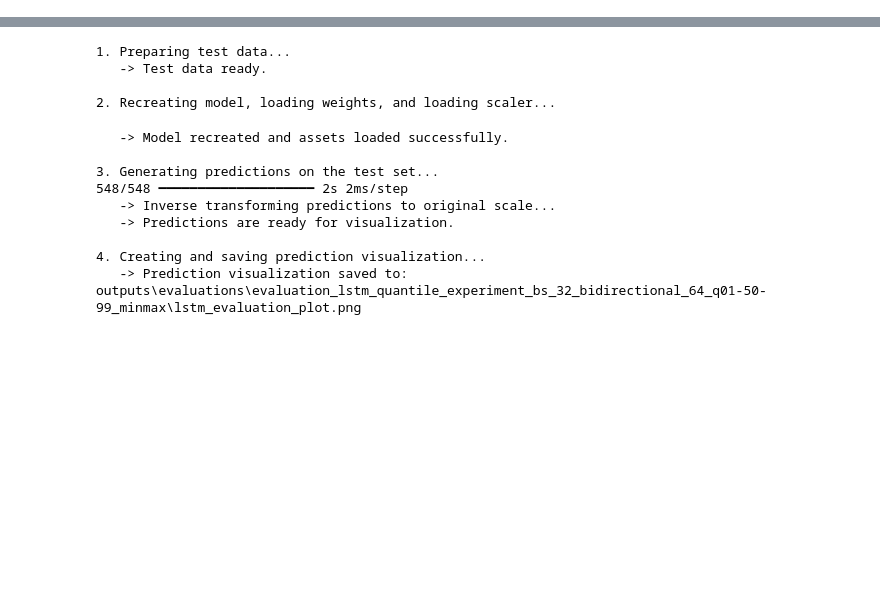
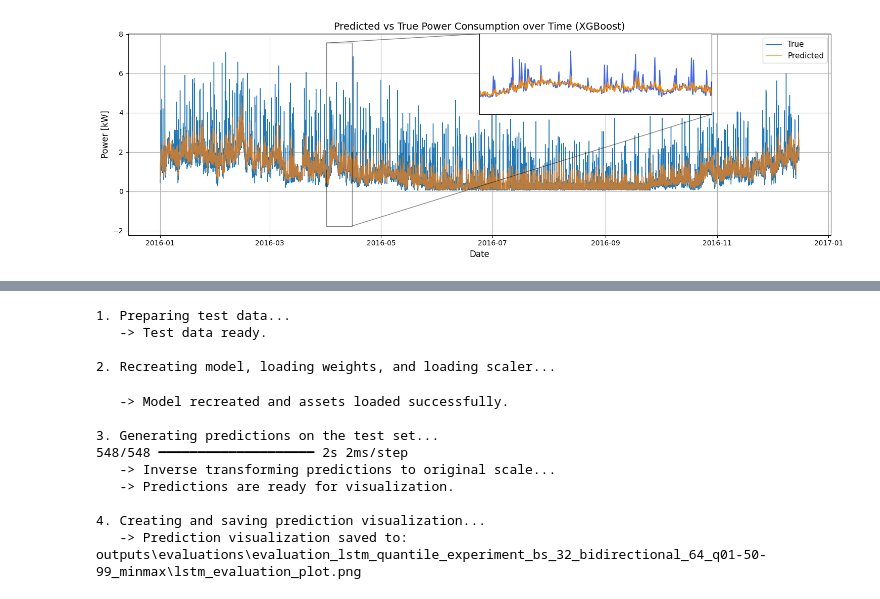
Before and after one commit to Antonin-MORENO/energy-forecasting-ml, a Jupyter notebook: notebooks/prediction_Vizualisation.ipynb, the cells around one changed output, grey strips where cells are left out. Saved outputs shown, nothing was run; the diff lists cells and outputs as text; code cells hidden in the pictures; blank space fills up the shorter version.

```diff
--- a/notebooks/prediction_Vizualisation.ipynb
+++ b/notebooks/prediction_Vizualisation.ipynb
@@ -230,0 +370,81 @@ The shape of the target variable and the shape of the target value in `variable.
+# %%
+import os
+import numpy as np
+import pandas as pd
+import matplotlib.pyplot as plt
+from matplotlib.dates import DateFormatter
+from matplotlib import rcParams
+import joblib
+import pickle
+
+# === PATHS ===
+exp_name = 'xgboost_smartumass_experiment_multiappart_temp_lag_cyclical'
+base_dir = os.path.join('D:/Data science/energy-forecasting-ml/outputs', 'experiments_UMass', exp_name)
+csv_path_test = 'D:/Data science/energy-forecasting-ml/data/processed/UMass Smart Dataset/test_apartment.csv'
+scaler_x_path = os.path.join(base_dir, 'metrics', 'x_scaler.pkl')
+model_path = os.path.join(base_dir, 'metrics', 'best_model.pkl')
+
+# === COLUMNS ===
+date_col = 'time'
+target_col = 'power [kW]'
+feature_cols = [
+    'power [kW]_lag_1',  'power [kW]_lag_24',  'power [kW]_lag_168', 'temperature',
+    'hour_sin', 'hour_cos', 'weekday_sin', 'weekday_cos', 'month_sin', 'month_cos'
+]
+no_scale_cols = ['hour_sin', 'hour_cos', 'weekday_sin', 'weekday_cos', 'month_sin', 'month_cos']
+
+# === LOAD TEST DATA ===
+df_test = pd.read_csv(csv_path_test, parse_dates=[date_col])
+X_test = df_test[feature_cols].copy()
+y_true = df_test[target_col].values
+test_dates = df_test[date_col].reset_index(drop=True)
+
+# === SCALE X TEST ===
+scaler_x = joblib.load(scaler_x_path)
+cols_to_scale = [col for col in feature_cols if col not in no_scale_cols]
+X_test[cols_to_scale] = scaler_x.transform(X_test[cols_to_scale])
+
+# === LOAD TRAINED XGBOOST MODEL ===
+with open(model_path, 'rb') as f:
+    model = pickle.load(f)
+
+# === PREDICTION ===
+y_pred = model.predict(X_test)
+y_pred = np.expm1(y_pred)  # Inverse log1p
+y_true = y_true  # y_test was not log1p during testing
+
+# === MATCH DATE LENGTH ===
+test_dates = test_dates.iloc[-len(y_pred):].reset_index(drop=True)
+
+# === PLOT ===
+plt.style.use('default')
+rcParams.update({'axes.titlesize': 14, 'axes.labelsize': 12, 'legend.fontsize': 11})
+fig, ax = plt.subplots(figsize=(15, 5))
+
+ax.plot(test_dates, y_true, label='True', linewidth=1)
+ax.plot(test_dates, y_pred, label='Predicted', linewidth=1, alpha=0.7)
+ax.set_title('Predicted vs True Power Consumption over Time (XGBoost)')
+ax.set_xlabel('Date')
+ax.set_ylabel('Power [kW]')
+ax.legend()
+ax.grid(True)
+ax.xaxis.set_major_formatter(DateFormatter('%Y-%m'))
+
+# === ZOOM INSET ===
+zoom_start = pd.to_datetime('2016-04-01')
+zoom_end   = pd.to_datetime('2016-04-15')
+mask_zoom  = (test_dates >= zoom_start) & (test_dates <= zoom_end)
+
+axins = ax.inset_axes([0.5, 0.6, 0.33, 0.4])
+axins.plot(test_dates, y_true, color='royalblue')
+axins.plot(test_dates, y_pred, color='darkorange')
+axins.set_xlim(zoom_start, zoom_end)
+axins.set_ylim(min(y_true[mask_zoom]) - 2, max(y_true[mask_zoom]) + 2)
+axins.set_xticks([])
+axins.set_yticks([])
+ax.indicate_inset_zoom(axins, edgecolor="black")
+
+plt.tight_layout()
+plt.show()
+# %% [output]
+[figure, added]
```
Also changed, not shown: parts of 4 cells of this notebook, 2 other files.
